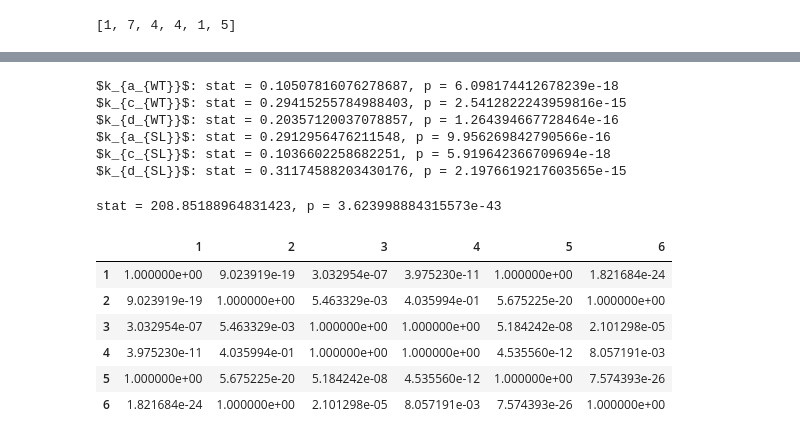
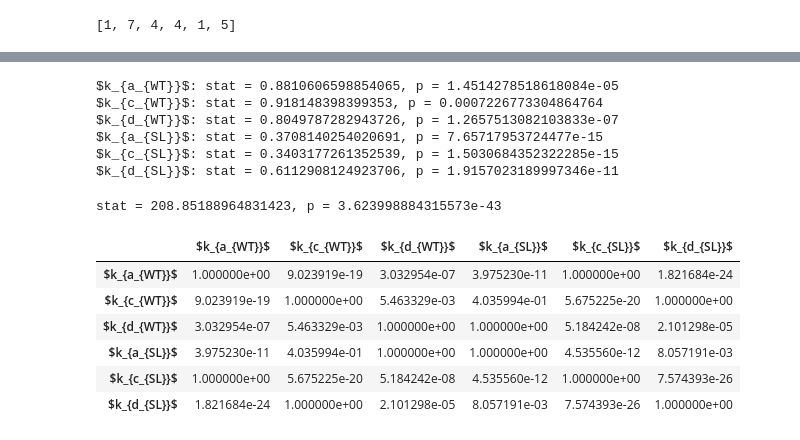
Before and after one commit to SofiaRaak/Dicer-miRNA-dynamics-model, a Jupyter notebook: parameter_sensitivity/parameter_sensitivity.ipynb, the cells around one changed output, grey strips where cells are left out. Drawn from its saved outputs; the diff is of its cells as text; code cells hidden in the pictures.

```diff
--- a/parameter_sensitivity/parameter_sensitivity.ipynb
+++ b/parameter_sensitivity/parameter_sensitivity.ipynb
@@ -461,10 +474,10 @@ for i in range(len(means)):
 # %%
 ##Normality, equal variance assumed
-stat, p = st.f_oneway(param_scaled[0][~np.isnan(param_scaled[0])],
-                     param_scaled[1][~np.isnan(param_scaled[1])],
-                     param_scaled[2][~np.isnan(param_scaled[2])],
-                     param_scaled[3][~np.isnan(param_scaled[3])],
-                     param_scaled[4][~np.isnan(param_scaled[4])],
-                     param_scaled[5][~np.isnan(param_scaled[5])])
+stat, p = st.f_oneway(np.log(param_scaled[0][~np.isnan(param_scaled[0])]),
+                     np.log(param_scaled[1][~np.isnan(param_scaled[1])]),
+                     np.log(param_scaled[2][~np.isnan(param_scaled[2])]),
+                     np.log(param_scaled[3][~np.isnan(param_scaled[3])]),
+                     np.log(param_scaled[4][~np.isnan(param_scaled[4])]),
+                     np.log(param_scaled[5][~np.isnan(param_scaled[5])]))
 print(f'stat = {stat}, p = {p}')
 # %% [output]
@@ -499,7 +516,7 @@ array([[1., 1., 1., 1., 1.],
 # %%
 #Normality testing
 for i in range(len(param_scaled)):
-    stat, p = st.shapiro(param_scaled[i][~np.isnan(param_scaled[i])])
+    stat, p = st.shapiro(np.log(param_scaled[i][~np.isnan(param_scaled[i])]))
 
     print(f'{xlabels[i]}: stat = {stat}, p = {p}')
 # %% [output]
@@ -511,0 +529,6 @@ $k_{d_{SL}}$: stat = 0.10711371898651123, p = 4.730424652376907e-18
+# %%
+#Normality testing
+for i in range(len(param_scaled)):
+    stat, p = st.shapiro(param_scaled[i][~np.isnan(param_scaled[i])])
+
+    print(f'{xlabels[i]}: stat = {stat}, p = {p}')
@@ -588,0 +615,5 @@ array([[1.        , 0.92820952, 0.95358812, 0.38369575, 0.93989316],
+# %%
+index = xlabels
+columns = xlabels
+df_pvals = pd.DataFrame(out.pvalue, index = index, columns = columns)
+df_pvals
@@ -589,16 +639,16 @@ array([[1.        , 0.92820952, 0.95358812, 0.38369575, 0.93989316],
 # %%
 #Normality testing
 for i in range(len(param_scaled)):
-    stat, p = st.shapiro(param_scaled[i][~np.isnan(param_scaled[i])])
+    stat, p = st.shapiro(np.log(param_scaled[i][~np.isnan(param_scaled[i])]))
 
     print(f'{xlabels[i]}: stat = {stat}, p = {p}')
 # %% [output]
-$k_{a_{WT}}$: stat = 0.10507816076278687, p = 6.098174412678239e-18
-$k_{c_{WT}}$: stat = 0.29415255784988403, p = 2.5412822243959816e-15
-$k_{d_{WT}}$: stat = 0.20357120037078857, p = 1.264394667728464e-16
-$k_{a_{SL}}$: stat = 0.2912956476211548, p = 9.956269842790566e-16
-$k_{c_{SL}}$: stat = 0.1036602258682251, p = 5.919642366709694e-18
-$k_{d_{SL}}$: stat = 0.31174588203430176, p = 2.1976619217603565e-15
+$k_{a_{WT}}$: stat = 0.8810606598854065, p = 1.4514278518618084e-05
+$k_{c_{WT}}$: stat = 0.918148398399353, p = 0.0007226773304864764
+$k_{d_{WT}}$: stat = 0.8049787282943726, p = 1.2657513082103833e-07
+$k_{a_{SL}}$: stat = 0.3708140254020691, p = 7.65717953724477e-15
+$k_{c_{SL}}$: stat = 0.3403177261352539, p = 1.5030684352322285e-15
+$k_{d_{SL}}$: stat = 0.6112908124923706, p = 1.9157023189997346e-11
 # %%
 ##Not normal! Kruskal-Wallis
 stat, p = st.kruskal(param_scaled[0][~np.isnan(param_scaled[0])],
@@ -613,17 +663,20 @@ print(f'stat = {stat}, p = {p}')
 stat = 208.85188964831423, p = 3.623998884315573e-43
 # %%
 #Dunn's post-hoc
-sp.posthoc_dunn([param_scaled[0][~np.isnan(param_scaled[0])],
+df_dunn = sp.posthoc_dunn([param_scaled[0][~np.isnan(param_scaled[0])],
                      param_scaled[1][~np.isnan(param_scaled[1])],
                      param_scaled[2][~np.isnan(param_scaled[2])],
                      param_scaled[3][~np.isnan(param_scaled[3])],
                      param_scaled[4][~np.isnan(param_scaled[4])],
                      param_scaled[5][~np.isnan(param_scaled[5])]], p_adjust = 'bonferroni')
+df_dunn.columns = columns
+df_dunn.index = index
+df_dunn
 # %% [output]
-|  | 1 | 2 | 3 | 4 | 5 | 6 |
-| 1 | 1.000000e+00 | 9.023919e-19 | 3.032954e-07 | 3.975230e-11 | 1.000000e+00 | 1.821684e-24 |
-| 2 | 9.023919e-19 | 1.000000e+00 | 5.463329e-03 | 4.035994e-01 | 5.675225e-20 | 1.000000e+00 |
-| 3 | 3.032954e-07 | 5.463329e-03 | 1.000000e+00 | 1.000000e+00 | 5.184242e-08 | 2.101298e-05 |
-| 4 | 3.975230e-11 | 4.035994e-01 | 1.000000e+00 | 1.000000e+00 | 4.535560e-12 | 8.057191e-03 |
-| 5 | 1.000000e+00 | 5.675225e-20 | 5.184242e-08 | 4.535560e-12 | 1.000000e+00 | 7.574393e-26 |
-| 6 | 1.821684e-24 | 1.000000e+00 | 2.101298e-05 | 8.057191e-03 | 7.574393e-26 | 1.000000e+00 |
+|  | $k_{a_{WT}}$ | $k_{c_{WT}}$ | $k_{d_{WT}}$ | $k_{a_{SL}}$ | $k_{c_{SL}}$ | $k_{d_{SL}}$ |
+| $k_{a_{WT}}$ | 1.000000e+00 | 9.023919e-19 | 3.032954e-07 | 3.975230e-11 | 1.000000e+00 | 1.821684e-24 |
+| $k_{c_{WT}}$ | 9.023919e-19 | 1.000000e+00 | 5.463329e-03 | 4.035994e-01 | 5.675225e-20 | 1.000000e+00 |
+| $k_{d_{WT}}$ | 3.032954e-07 | 5.463329e-03 | 1.000000e+00 | 1.000000e+00 | 5.184242e-08 | 2.101298e-05 |
+| $k_{a_{SL}}$ | 3.975230e-11 | 4.035994e-01 | 1.000000e+00 | 1.000000e+00 | 4.535560e-12 | 8.057191e-03 |
+| $k_{c_{SL}}$ | 1.000000e+00 | 5.675225e-20 | 5.184242e-08 | 4.535560e-12 | 1.000000e+00 | 7.574393e-26 |
+| $k_{d_{SL}}$ | 1.821684e-24 | 1.000000e+00 | 2.101298e-05 | 8.057191e-03 | 7.574393e-26 | 1.000000e+00 |
```
Also changed, not shown: parts of 17 cells of this notebook.
